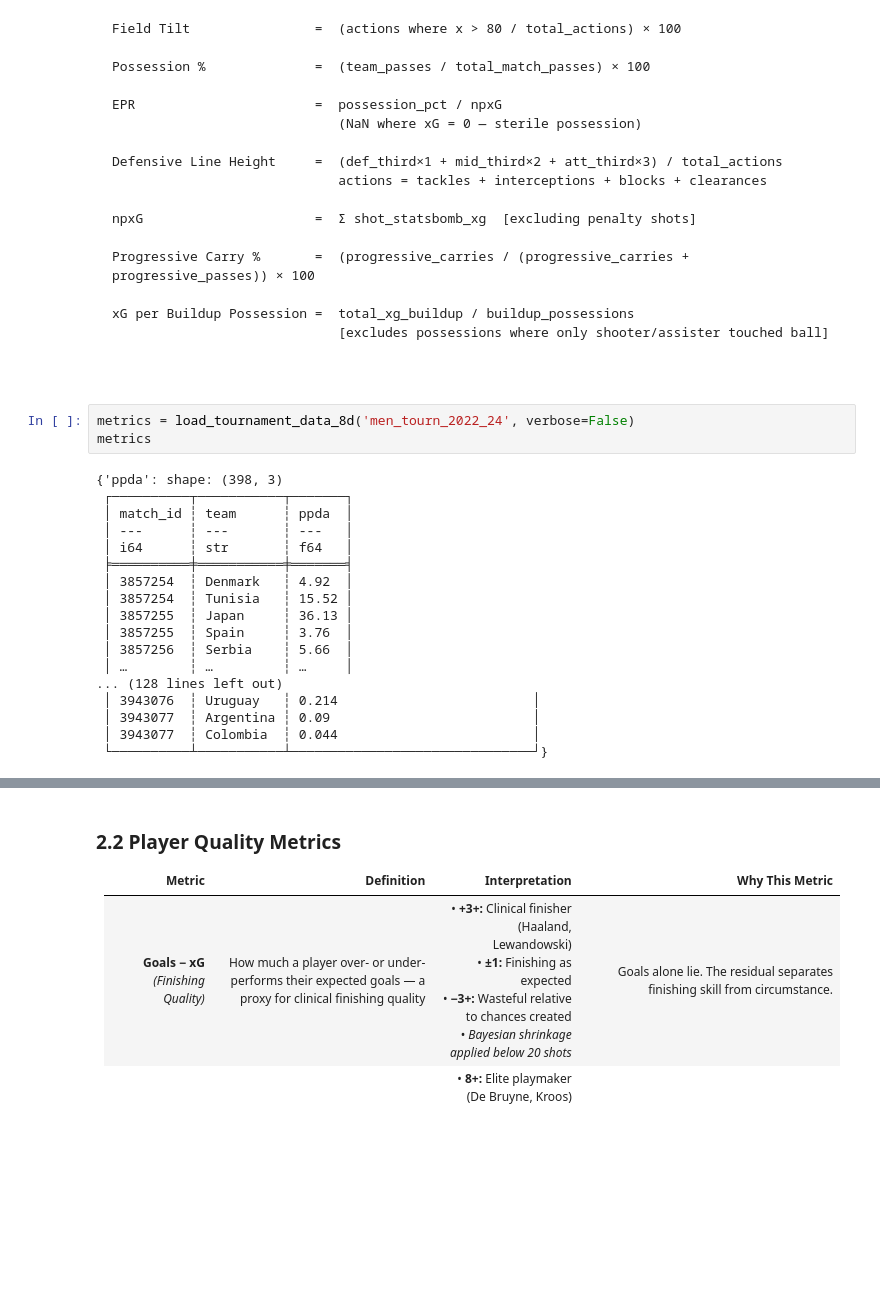
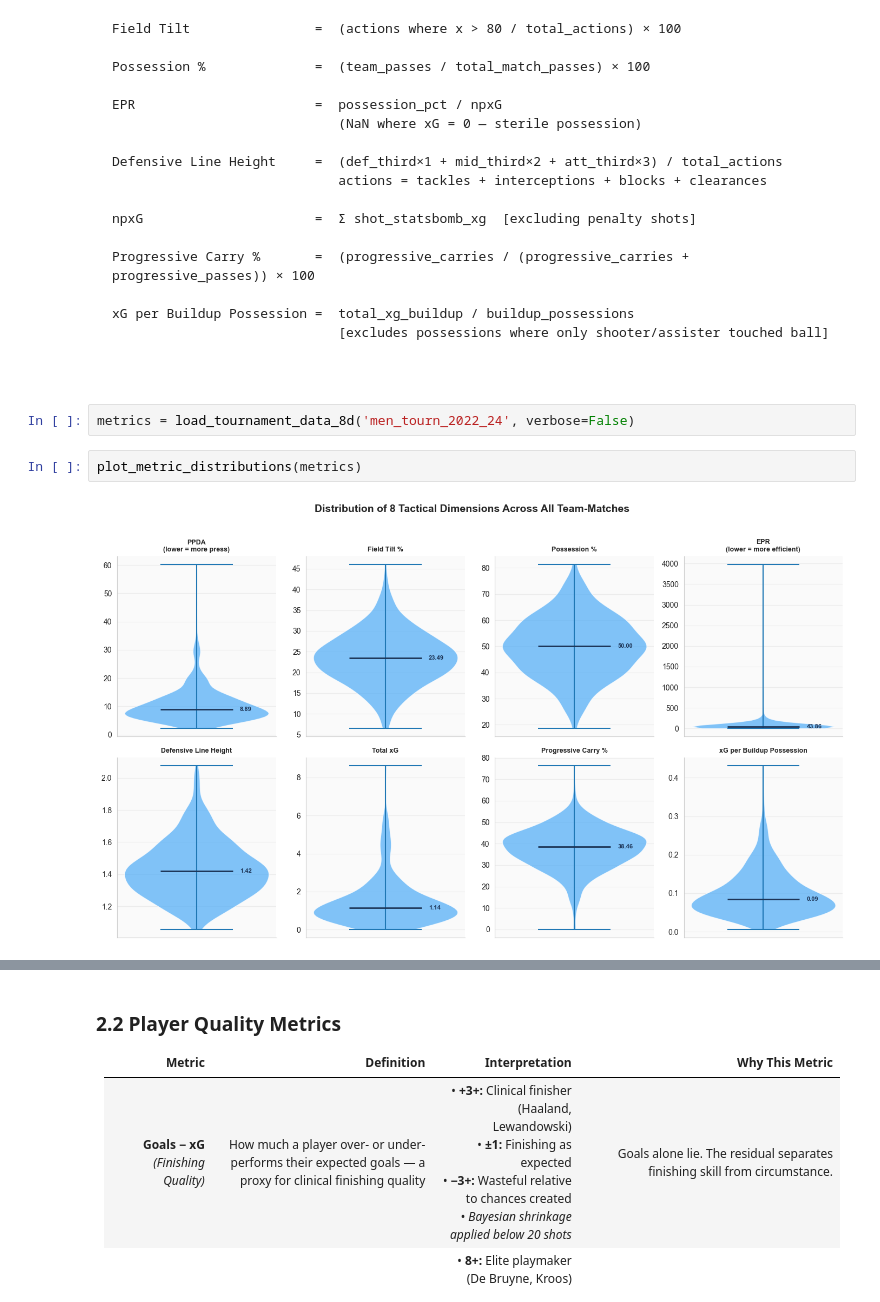
Before and after one commit to soh364/soccer-analytics-capstone-XOh, a Jupyter notebook: eda/EDA_Soomi.ipynb, the cells around one changed output, grey strips where cells are left out. Drawn from its saved outputs; the diff is of its cells as text; blank space fills up the shorter version.

````diff
--- a/eda/EDA_Soomi.ipynb
+++ b/eda/EDA_Soomi.ipynb
@@ -256,22 +256,7 @@ xG per Buildup Possession =  total_xg_buildup / buildup_possessions
 ```
 # %%
 metrics = load_tournament_data_8d('men_tourn_2022_24', verbose=False)
-metrics
-# %% [output]
-{'ppda': shape: (398, 3)
- ┌──────────┬───────────┬───────┐
- │ match_id ┆ team      ┆ ppda  │
- │ ---      ┆ ---       ┆ ---   │
- │ i64      ┆ str       ┆ f64   │
- ╞══════════╪═══════════╪═══════╡
- │ 3857254  ┆ Denmark   ┆ 4.92  │
- │ 3857254  ┆ Tunisia   ┆ 15.52 │
- │ 3857255  ┆ Japan     ┆ 36.13 │
- │ 3857255  ┆ Spain     ┆ 3.76  │
- │ 3857256  ┆ Serbia    ┆ 5.66  │
- │ …        ┆ …         ┆ …     │
-... (128 lines left out)
- │ 3943076  ┆ Uruguay   ┆ 0.214                         │
- │ 3943077  ┆ Argentina ┆ 0.09                          │
- │ 3943077  ┆ Colombia  ┆ 0.044                         │
- └──────────┴───────────┴───────────────────────────────┘}
+# %%
+plot_metric_distributions(metrics)
+# %% [output]
+[figure, added]
````
Also changed, not shown: parts of 22 cells of this notebook.
